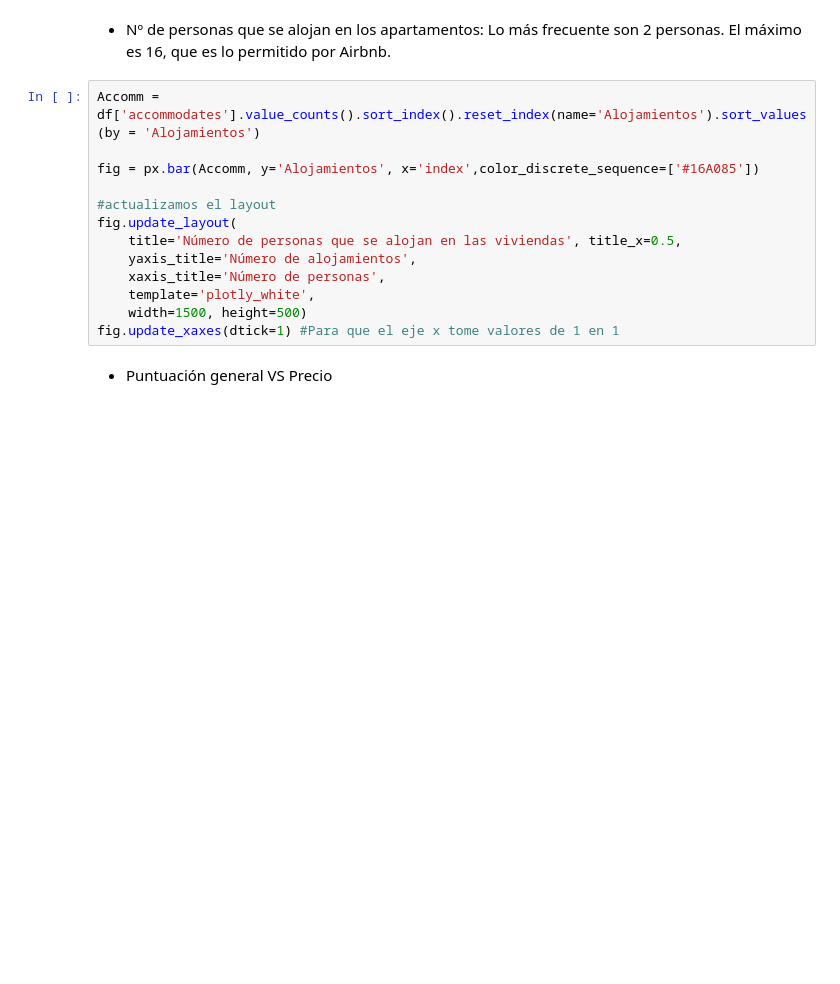
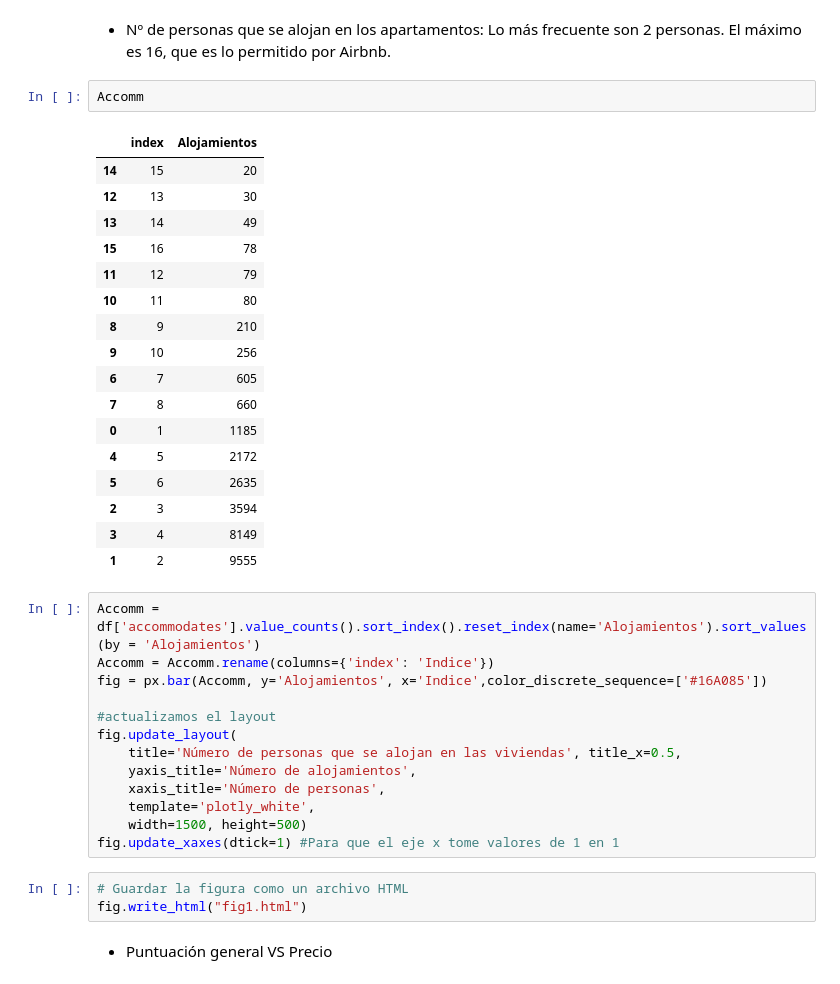
Before and after one commit to CrisDAndres/proyecto_airbnb, a Jupyter notebook: proyecto_airbnb_Roma.ipynb, the cells around one changed output. Drawn from its saved outputs; the diff is of its cells as text; blank space fills up the shorter version.

```diff
--- a/proyecto_airbnb_Roma.ipynb
+++ b/proyecto_airbnb_Roma.ipynb
@@ -616,10 +616,30 @@ fig.update_layout(yaxis={'categoryorder':'total ascending'},
 fig.show()
 # %% [markdown]
 - Nº de personas que se alojan en los apartamentos: Lo más frecuente son 2 personas. El máximo es 16, que es lo permitido por Airbnb.
+# %%
+Accomm
+# %% [output]
+|  | index | Alojamientos |
+| 14 | 15 | 20 |
+| 12 | 13 | 30 |
+| 13 | 14 | 49 |
+| 15 | 16 | 78 |
+| 11 | 12 | 79 |
+| 10 | 11 | 80 |
+| 8 | 9 | 210 |
+| 9 | 10 | 256 |
+| 6 | 7 | 605 |
+| 7 | 8 | 660 |
+| 0 | 1 | 1185 |
+| 4 | 5 | 2172 |
+| 5 | 6 | 2635 |
+| 2 | 3 | 3594 |
+| 3 | 4 | 8149 |
+| 1 | 2 | 9555 |
 # %%
 Accomm = df['accommodates'].value_counts().sort_index().reset_index(name='Alojamientos').sort_values(by = 'Alojamientos')
-
-fig = px.bar(Accomm, y='Alojamientos', x='index',color_discrete_sequence=['#16A085'])
+Accomm = Accomm.rename(columns={'index': 'Indice'})
+fig = px.bar(Accomm, y='Alojamientos', x='Indice',color_discrete_sequence=['#16A085'])
 
 #actualizamos el layout
 fig.update_layout(
@@ -629,6 +649,9 @@ fig.update_layout(
     template='plotly_white',
 	width=1500, height=500)
 fig.update_xaxes(dtick=1) #Para que el eje x tome valores de 1 en 1
+# %%
+# Guardar la figura como un archivo HTML
+fig.write_html("fig1.html")
 # %% [markdown]
 - Puntuación general VS Precio
 # %%
```
Also changed, not shown: 2 other files.
